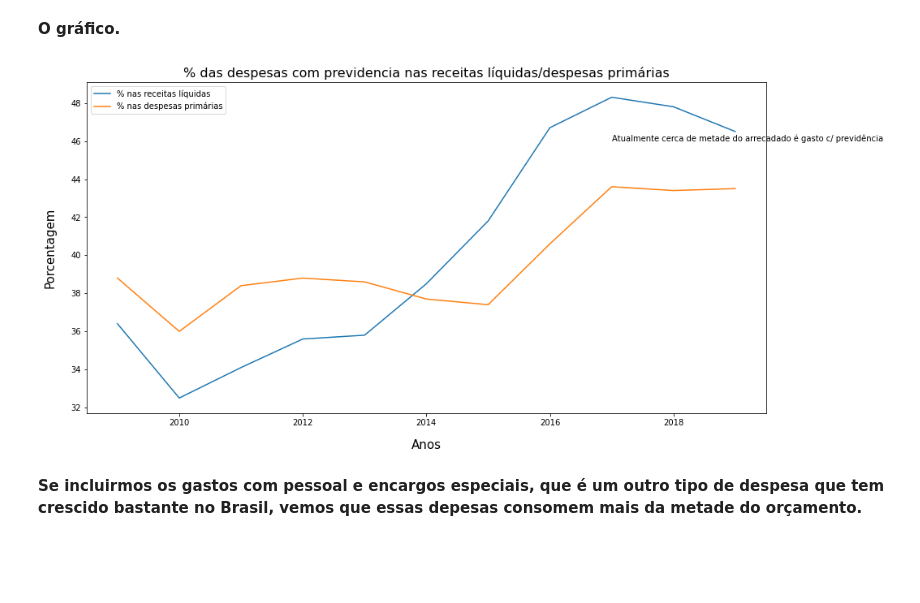
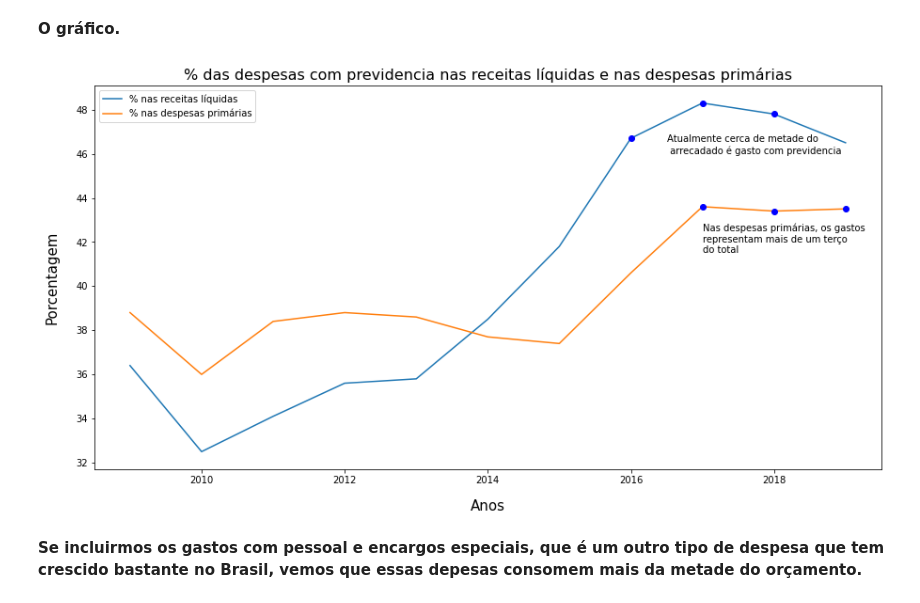
Before and after one commit to jp-data/breves-analises, a Jupyter notebook: Previdência_social_brasileira.ipynb, the cells around one changed output. Drawn from its saved outputs; the diff is of its cells as text; code cells hidden in the pictures; blank space fills up the shorter version.

```diff
--- a/Previdência_social_brasileira.ipynb
+++ b/Previdência_social_brasileira.ipynb
@@ -443,31 +454,38 @@ previdencia_em_porcentagem.na_despesa_primaria= previdencia_em_porcentagem.na_de
 # %%
 #determinação do eixo X: os anos de observação
 x= previdencia_em_porcentagem.ano[12:23]
 
                         #determinação dos eixos y's;
 #o primeiro recebe a despesa previdenciaria no montante da receita liquida, em porcentagem.
 y1= (previdencia_em_porcentagem.na_receita_liquida[12:23])*100
 
 #o segundo recebe a despesa previdenciaria no montante das despesas primárias, em porcentagem.
 y2= (previdencia_em_porcentagem.na_despesa_primaria[12:23])*100
 
                           #plotando o gráfico
 #escolhendo o tamnho do gráfico
 figura= plt.figure(figsize=(15,7.5))
 #plotando a primeira linha, com a trajetória dos dados a respeito da % das despesas previdenciarias no montante as receitas liquidas.
 figura= plt.plot(x, y1, label= '% nas receitas líquidas')
 #plotando a segunda linha, com a trajetória dos dados a respeito da % das despesas previdenciárias no montante das despesas primárias.
 figura= plt.plot(x, y2, label= '% nas despesas primárias')
 
 plt.xlabel('Anos', fontsize= 15, labelpad= 15)
 plt.ylabel('Porcentagem', fontsize= 15, labelpad= 18)
-plt.text( 2017,46,  "Atualmente cerca de metade do arrecadado é gasto c/ previdência", wrap= True)
+plt.text( 2016.5,46, "Atualmente cerca de metade do \n arrecadado é gasto com previdencia")
+plt.text( 2017, 41.5, "Nas despesas primárias, os gastos \nrepresentam mais de um terço \ndo total")
+plt.plot(2016,46.7, 'bo')
+plt.plot(2017, 48.3, 'bo')
+plt.plot(2018, 47.8, 'bo' )
+plt.plot(2017, 43.6, 'bo')
+plt.plot(2018,43.4, 'bo')
+plt.plot(2019, 43.5, 'bo')
 
-plt.title('% das despesas com previdencia nas receitas líquidas/despesas primárias', fontsize= 16)
+plt.title('% das despesas com previdencia nas receitas líquidas e nas despesas primárias', fontsize= 16)
 plt.legend()
 plt.show()
 # %% [output]
-[figure, old version]
+[figure, new version]
 # %% [markdown]
 **Se incluirmos os gastos com pessoal e encargos especiais, que é um outro tipo de despesa que tem crescido bastante no Brasil, vemos que essas depesas consomem mais da metade do orçamento.**
 # %%
```
Also changed, not shown: parts of 5 cells of this notebook.
